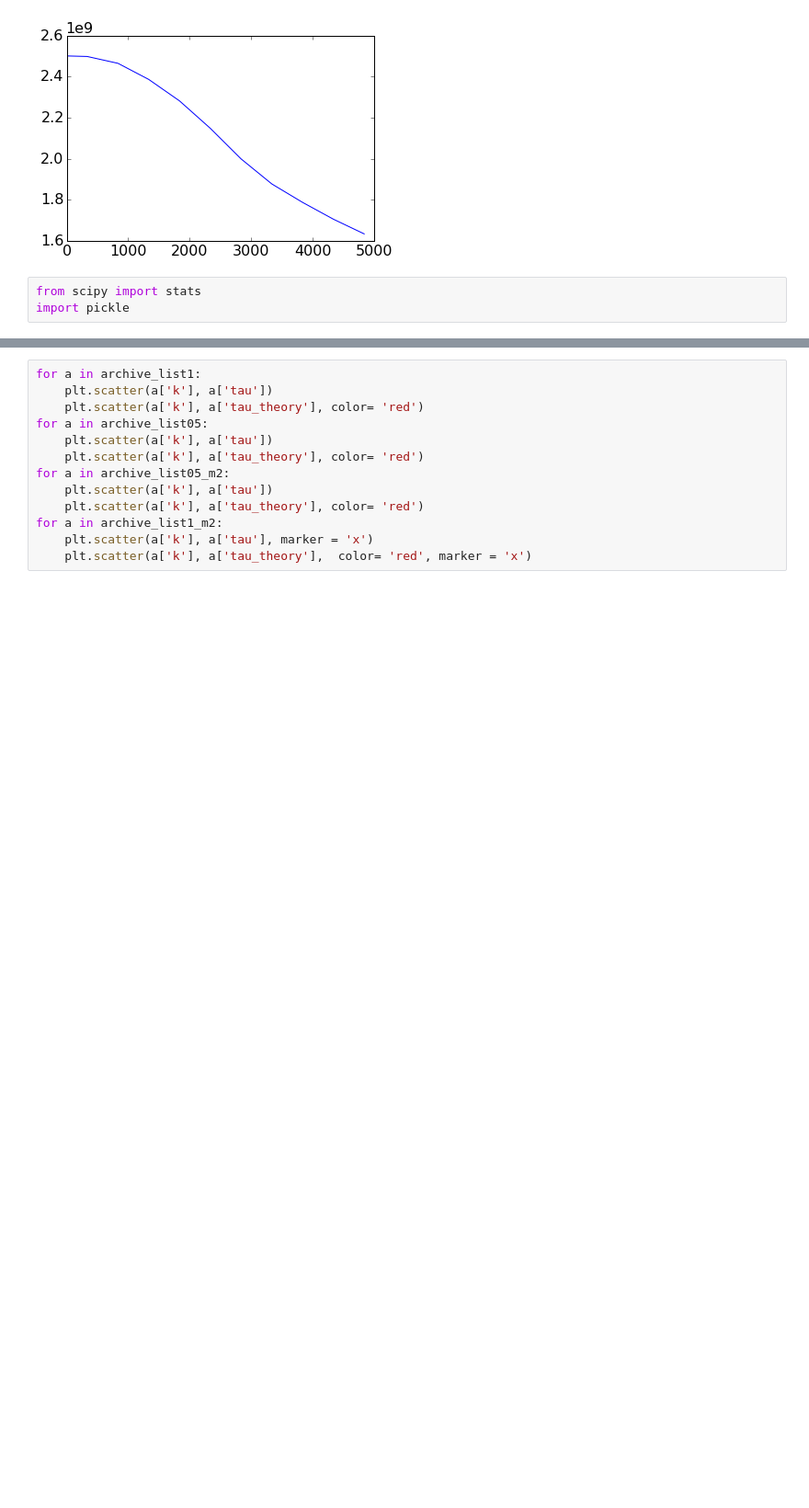
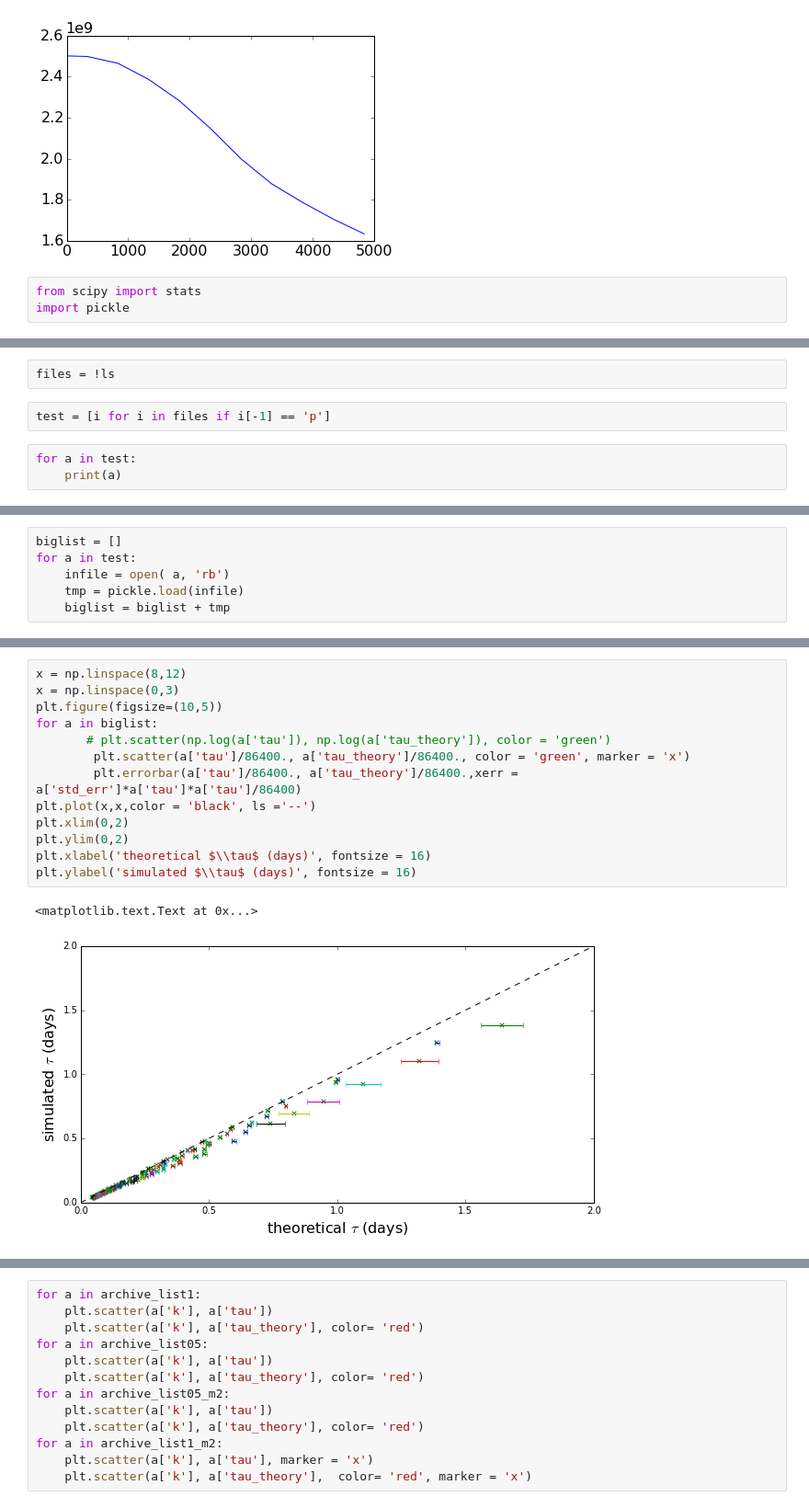
Before and after one commit to jedman/dedalus-leakylid, a Jupyter notebook: tau-comparison.ipynb, the cells around one changed output, grey strips where cells are left out. Shown: that part at 92% size. Drawn from its saved outputs; the diff is of its cells as text; blank space fills up the shorter version.

Commit message:
updates to plotting routine

```diff
--- a/tau-comparison.ipynb
+++ b/tau-comparison.ipynb
@@ -107,0 +84,7 @@ plt.axhline(y = 1, xmin= 0, xmax = 1, color = 'black', ls = '--')
+# %%
+files = !ls
+# %%
+test = [i for i in files if i[-1] == 'p']
+# %%
+for a in test:
+    print(a)
@@ -107,0 +110,6 @@ plt.axhline(y = 1, xmin= 0, xmax = 1, color = 'black', ls = '--')
+# %%
+biglist = []
+for a in test:
+    infile = open( a, 'rb')
+    tmp = pickle.load(infile)
+    biglist = biglist + tmp
@@ -107,0 +128,16 @@ plt.axhline(y = 1, xmin= 0, xmax = 1, color = 'black', ls = '--')
+# %%
+x = np.linspace(8,12)
+x = np.linspace(0,3)
+plt.figure(figsize=(10,5))
+for a in biglist:
+       # plt.scatter(np.log(a['tau']), np.log(a['tau_theory']), color = 'green')
+        plt.scatter(a['tau']/86400., a['tau_theory']/86400., color = 'green', marker = 'x')
+        plt.errorbar(a['tau']/86400., a['tau_theory']/86400.,xerr = a['std_err']*a['tau']*a['tau']/86400)
+plt.plot(x,x,color = 'black', ls ='--')
+plt.xlim(0,2)
+plt.ylim(0,2)
+plt.xlabel('theoretical $\\tau$ (days)', fontsize = 16)
+plt.ylabel('simulated $\\tau$ (days)', fontsize = 16)
+# %% [output]
+<matplotlib.text.Text at 0x...>
+[figure, added]
```
Also changed, not shown: parts of 8 cells of this notebook, 1 other file.
